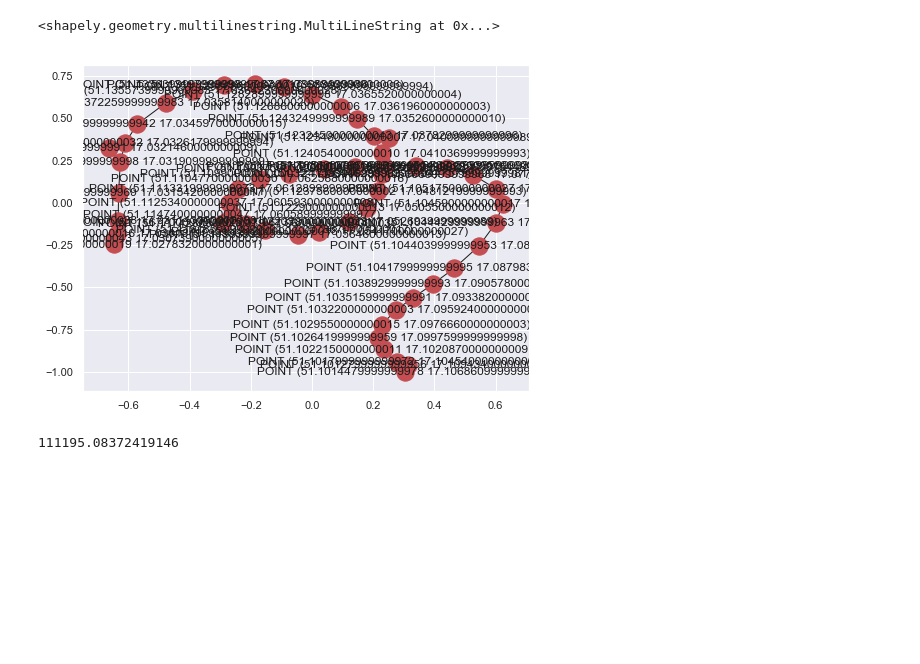
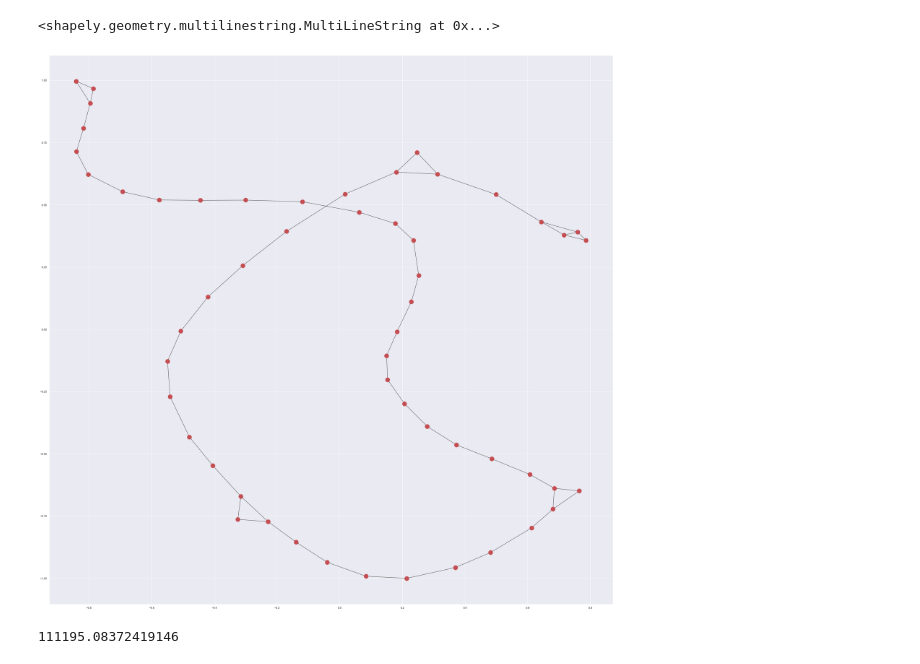
Before and after one commit to skipperkongen/ship-coordinates-to-routes, a Jupyter notebook: prototype.ipynb, the cells around one changed output. Cells and saved outputs as stored; diff of their text form; code cells hidden in the pictures; blank space fills up the shorter version.

```diff
--- a/prototype.ipynb
+++ b/prototype.ipynb
@@ -129,27 +129,29 @@ MultiLineString(lines)
 # %%
 import networkx as nx
 #https://networkx.github.io/documentation/networkx-1.10/reference/generated/networkx.Graph.add_weighted_edges_from.html#networkx.Graph.add_weighted_edges_from
 #https://ipython-books.github.io/64-visualizing-a-networkx-graph-in-the-notebook-with-d3js/
+K = 3
 def get_edges(points):
     tree = spatial.KDTree(points)
     for i, point in enumerate(points):
-        dists, js = tree.query(point, k=3)
+        dists, js = tree.query(point, k=K)
         for dist, j in zip(dists, js):
             # drop self-match
             neighbor = points[j]
             dist = great_circle(point, neighbor).m
             if dist > 0:
                 node1 = Point(point).to_wkt()
                 node2 = Point(neighbor).to_wkt()
                 yield node1, node2, dist
 
 G = nx.Graph()
 G.add_weighted_edges_from(get_edges(centers))
 #G.edges(data=True)
-fig, ax = plt.subplots(1, 1, figsize=(8, 6));
-nx.draw_networkx(G, ax=ax)
+fig, ax = plt.subplots(1, 1, figsize=(40, 40));
+nx.draw_networkx(G, ax=ax, with_labels=False)
+# Shortest path in this one?
 # %% [output]
-[figure, old version]
+[figure, new version]
 # %%
 great_circle([12.5, 55.0], [11.5, 55.0]).m
 # %% [output]
```
